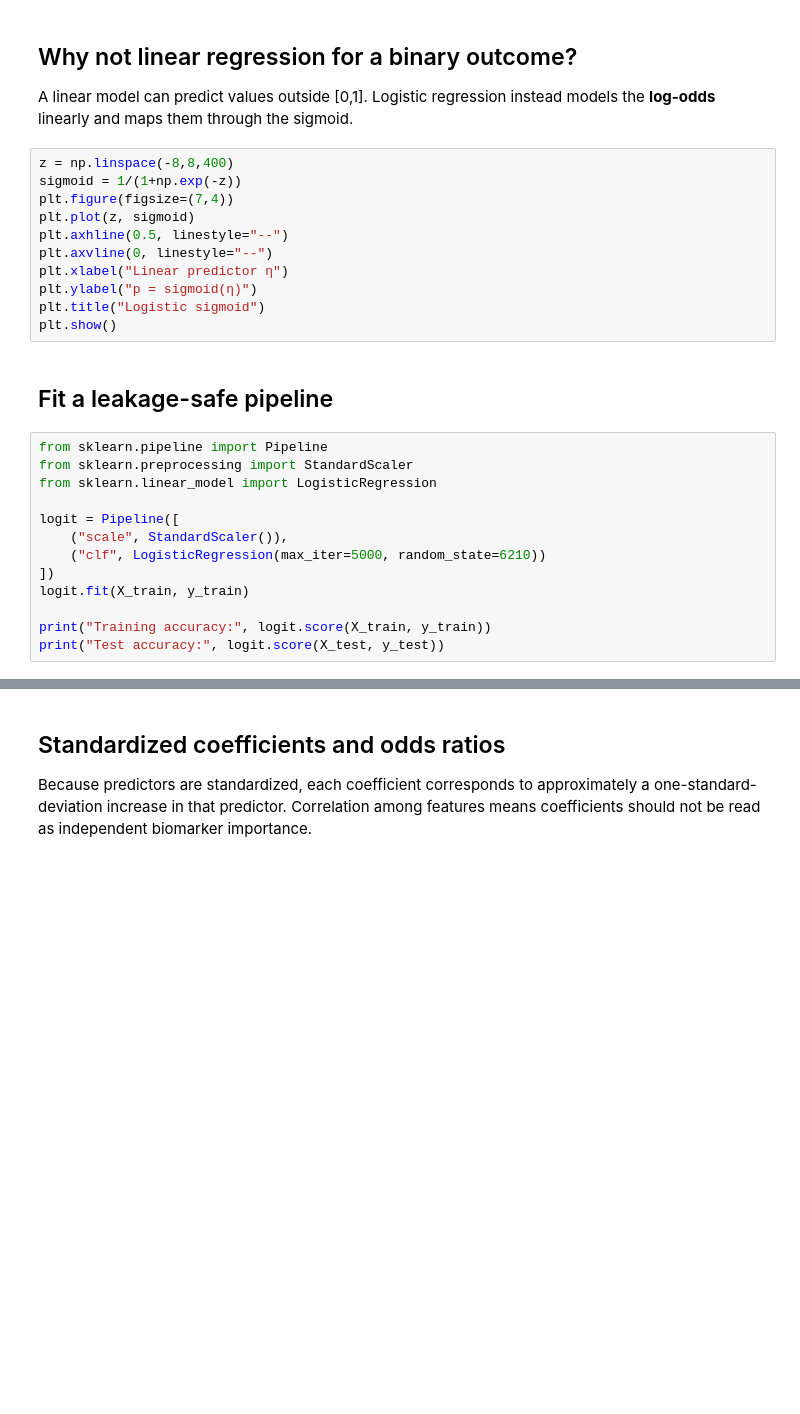
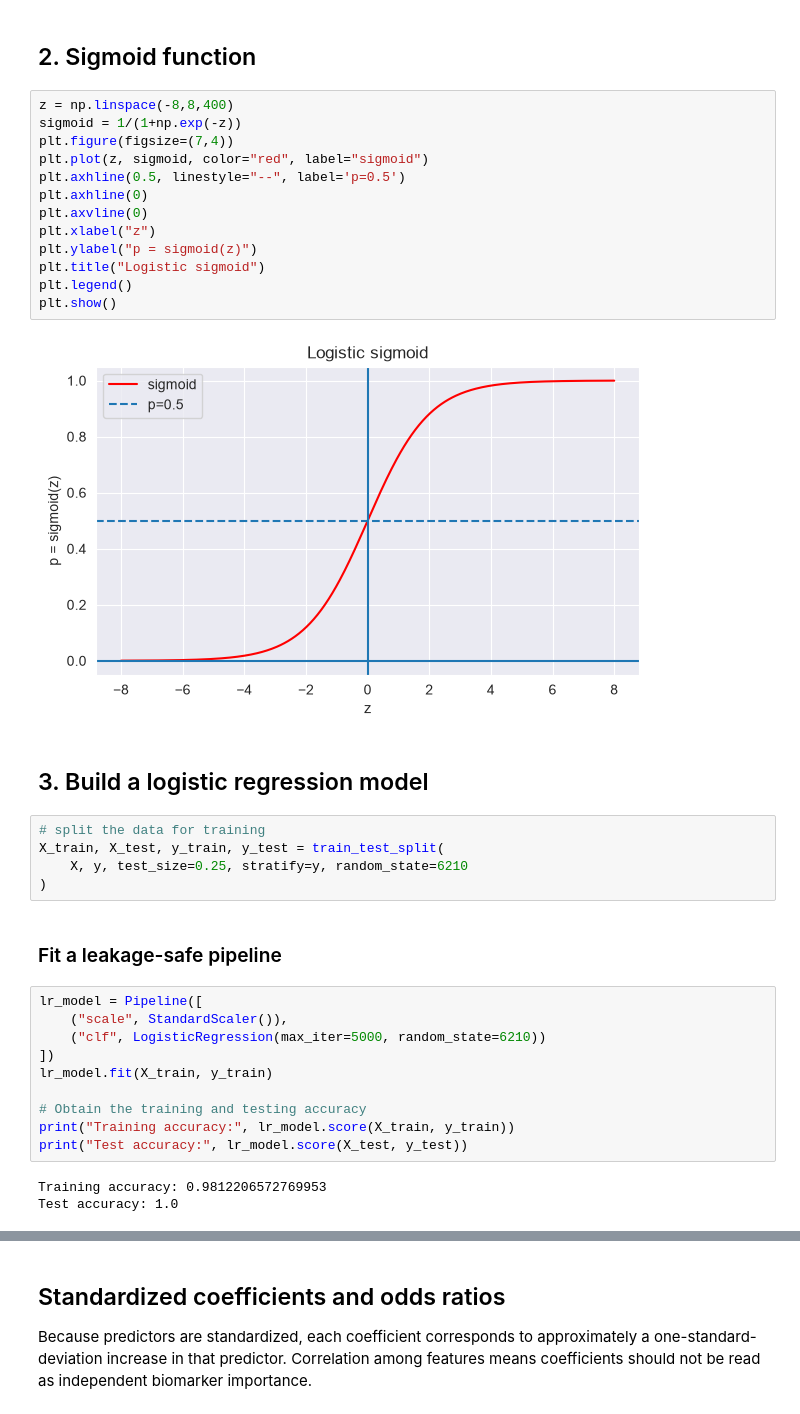
Before and after one commit to du-lab-data-science/teach-machine-learning, a Jupyter notebook: topics/5_classification/1_logistic-regression/2_python-lab/logistic_regression.ipynb, the cells around one changed output, grey strips where cells are left out. Drawn from its saved outputs; the diff is of its cells as text; blank space fills up the shorter version.

Commit message:
revised logistic regression lab

```diff
--- a/topics/5_classification/1_logistic-regression/2_python-lab/logistic_regression.ipynb
+++ b/topics/5_classification/1_logistic-regression/2_python-lab/logistic_regression.ipynb
@@ -34,30 +116,40 @@ X.describe().T[["mean","std","min","max"]].head(10)
 # %% [markdown]
-## Why not linear regression for a binary outcome?
-A linear model can predict values outside [0,1]. Logistic regression instead models the **log-odds** linearly and maps them through the sigmoid.
+## 2. Sigmoid function
 # %%
 z = np.linspace(-8,8,400)
 sigmoid = 1/(1+np.exp(-z))
 plt.figure(figsize=(7,4))
-plt.plot(z, sigmoid)
-plt.axhline(0.5, linestyle="--")
-plt.axvline(0, linestyle="--")
-plt.xlabel("Linear predictor η")
-plt.ylabel("p = sigmoid(η)")
+plt.plot(z, sigmoid, color="red", label="sigmoid")
+plt.axhline(0.5, linestyle="--", label='p=0.5')
+plt.axhline(0)
+plt.axvline(0)
+plt.xlabel("z")
+plt.ylabel("p = sigmoid(z)")
 plt.title("Logistic sigmoid")
+plt.legend()
 plt.show()
+# %% [output]
+[figure, added]
+# %% [markdown]
+## 3. Build a logistic regression model
+# %%
+# split the data for training
+X_train, X_test, y_train, y_test = train_test_split(
+    X, y, test_size=0.25, stratify=y, random_state=6210
+)
 # %% [markdown]
-## Fit a leakage-safe pipeline
+### Fit a leakage-safe pipeline
 # %%
-from sklearn.pipeline import Pipeline
-from sklearn.preprocessing import StandardScaler
-from sklearn.linear_model import LogisticRegression
-
-logit = Pipeline([
+lr_model = Pipeline([
     ("scale", StandardScaler()),
     ("clf", LogisticRegression(max_iter=5000, random_state=6210))
 ])
-logit.fit(X_train, y_train)
+lr_model.fit(X_train, y_train)
 
-print("Training accuracy:", logit.score(X_train, y_train))
-print("Test accuracy:", logit.score(X_test, y_test))
+# Obtain the training and testing accuracy
+print("Training accuracy:", lr_model.score(X_train, y_train))
+print("Test accuracy:", lr_model.score(X_test, y_test))
+# %% [output]
+Training accuracy: 0.9812206572769953
+Test accuracy: 1.0
 # %% [markdown]
```
Also changed, not shown: parts of 13 cells of this notebook.
